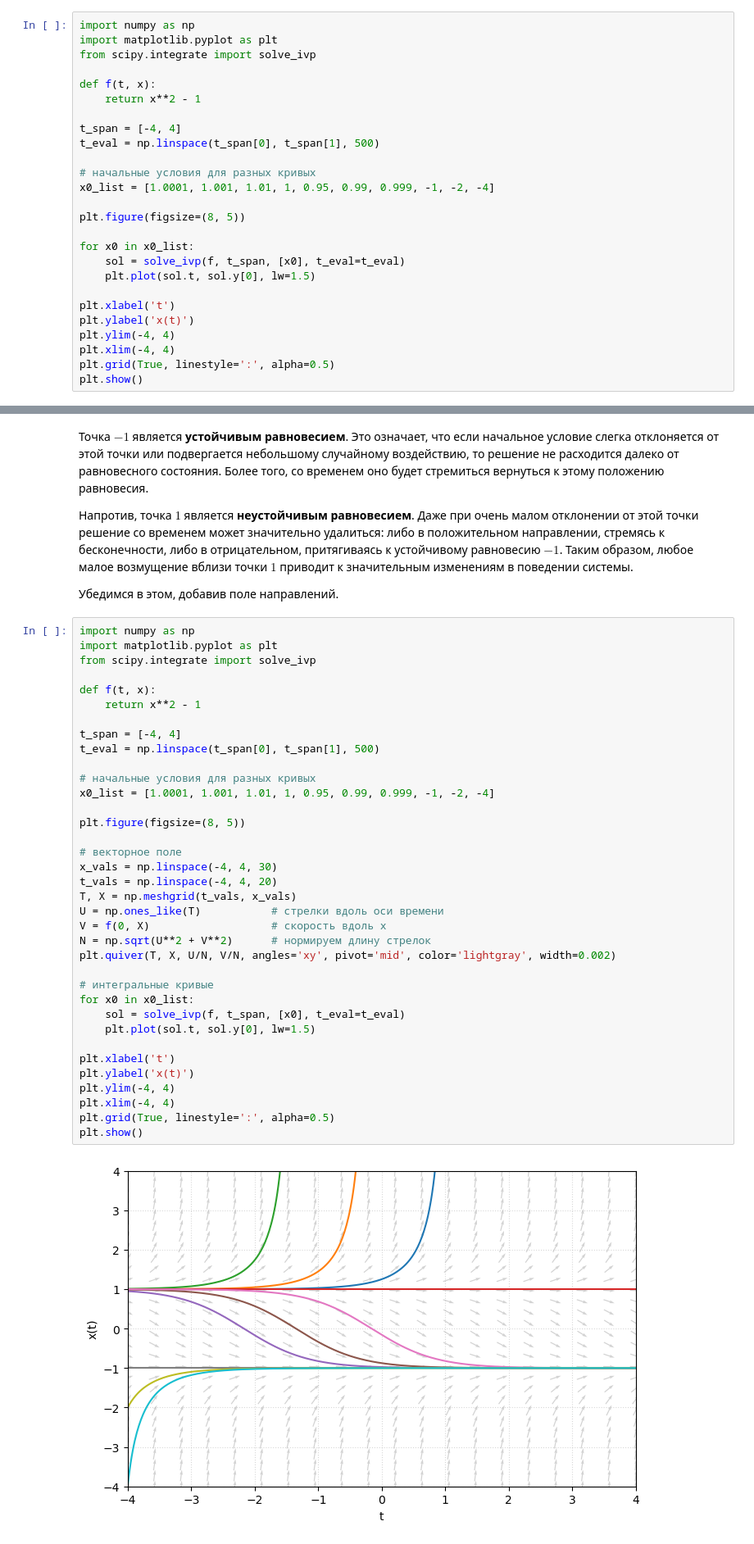
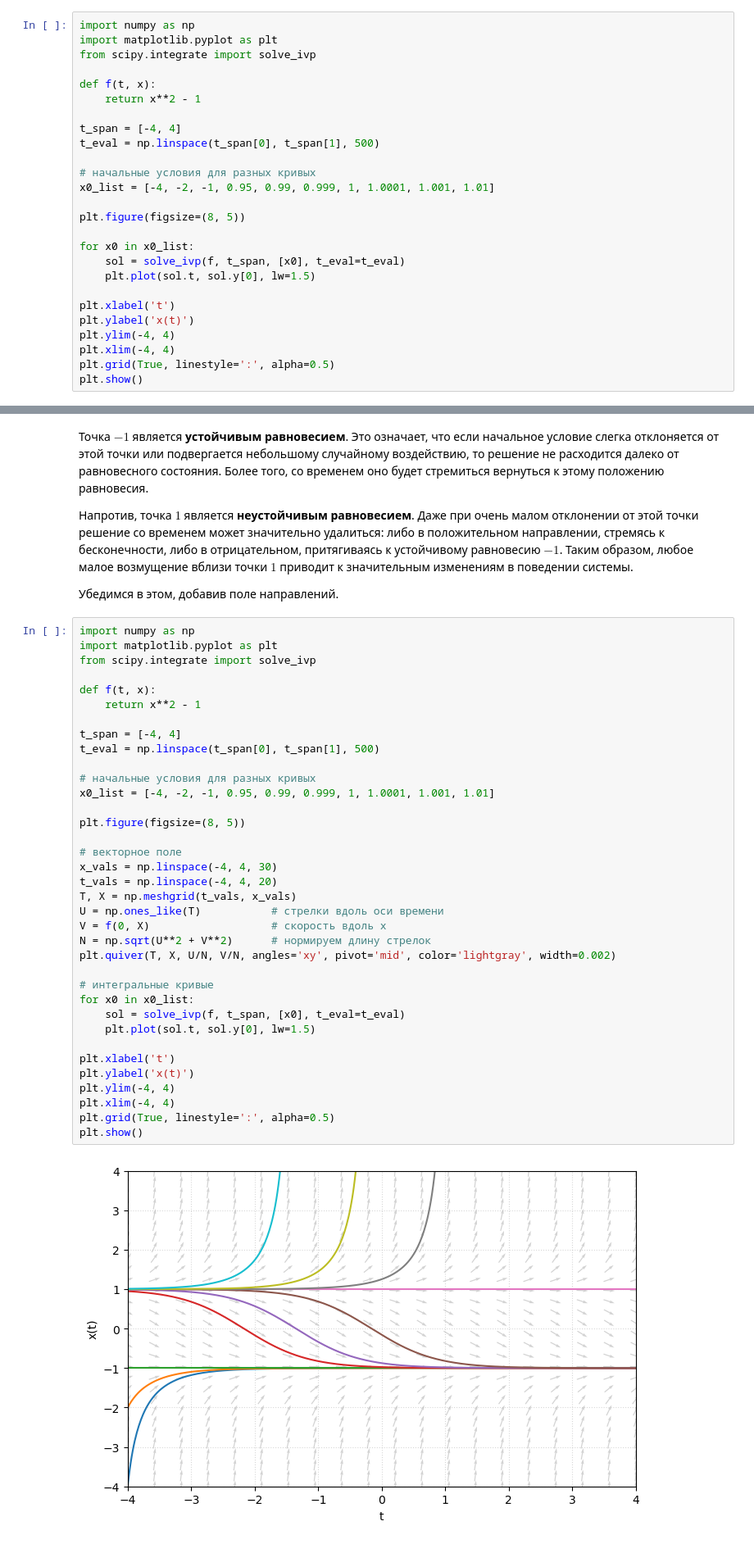
Before and after one commit to poluyan/msuodeupstream, a Jupyter notebook: 07practice/07tasks.ipynb, the cells around one changed output, grey strips where cells are left out. Shown at 82% size. Cells and saved outputs as stored; diff of their text form.

```diff
--- a/07practice/07tasks.ipynb
+++ b/07practice/07tasks.ipynb
@@ -24,7 +24,7 @@ t_span = [-4, 4]
 t_eval = np.linspace(t_span[0], t_span[1], 500)
 
 # начальные условия для разных кривых
-x0_list = [1.0001, 1.001, 1.01, 1, 0.95, 0.99, 0.999, -1, -2, -4]
+x0_list = [-4, -2, -1, 0.95, 0.99, 0.999, 1, 1.0001, 1.001, 1.01]
 
 plt.figure(figsize=(8, 5))
 
@@ -100,35 +100,35 @@ def f(t, x):
     return x**2 - 1
 
 t_span = [-4, 4]
 t_eval = np.linspace(t_span[0], t_span[1], 500)
 
 # начальные условия для разных кривых
-x0_list = [1.0001, 1.001, 1.01, 1, 0.95, 0.99, 0.999, -1, -2, -4]
+x0_list = [-4, -2, -1, 0.95, 0.99, 0.999, 1, 1.0001, 1.001, 1.01]
 
 plt.figure(figsize=(8, 5))
 
 # векторное поле
 x_vals = np.linspace(-4, 4, 30)
 t_vals = np.linspace(-4, 4, 20)
 T, X = np.meshgrid(t_vals, x_vals)
 U = np.ones_like(T)           # стрелки вдоль оси времени
 V = f(0, X)                   # скорость вдоль x
 N = np.sqrt(U**2 + V**2)      # нормируем длину стрелок
 plt.quiver(T, X, U/N, V/N, angles='xy', pivot='mid', color='lightgray', width=0.002)
 
 # интегральные кривые
 for x0 in x0_list:
     sol = solve_ivp(f, t_span, [x0], t_eval=t_eval)
     plt.plot(sol.t, sol.y[0], lw=1.5)
 
 plt.xlabel('t')
 plt.ylabel('x(t)')
 plt.ylim(-4, 4)
 plt.xlim(-4, 4)
 plt.grid(True, linestyle=':', alpha=0.5)
 plt.show()
 # %% [output]
-[figure, old version]
+[figure, new version]
 # %% [markdown]
 Пусть задана система дифференциальных уравнений
 
```
Also changed, not shown: parts of 1 cell of this notebook.
